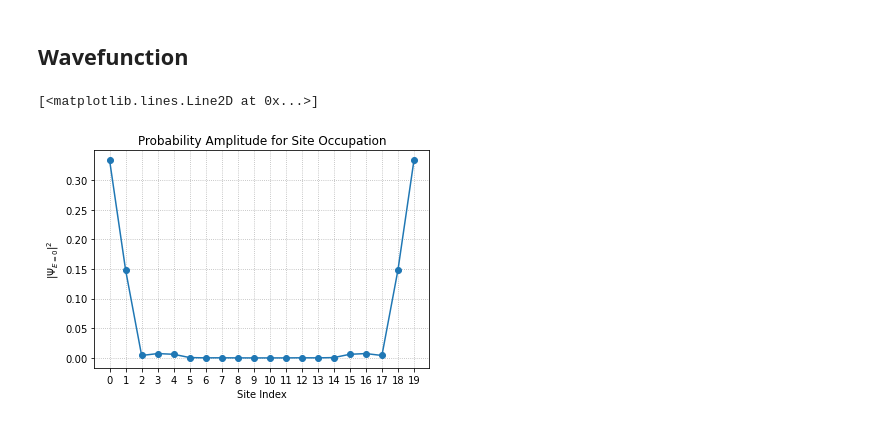
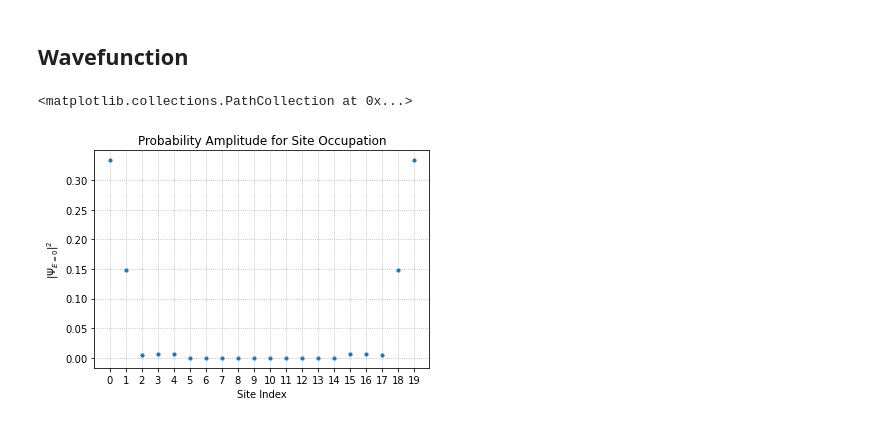
Before and after one commit to isschoch/chiral-p-wave-on-buckyball-geometry, a Jupyter notebook: k_space_sim.ipynb, the cells around one changed output. Cells and saved outputs as stored; diff of their text form; code cells hidden in the pictures.

```diff
--- a/k_space_sim.ipynb
+++ b/k_space_sim.ipynb
@@ -12,7 +12,7 @@ num_sites = 1000
 degeneracy = 2
 delta   = complex(0.5, 0.0)
 wave_vectors = [np.array([2.0 * np.pi * (k - num_sites // 2) / num_sites]) for k in range(num_sites)]
-chiral_spectrum = lambda k: np.sqrt(np.abs(delta)**2 * np.linalg.norm(np.sin(k), ord=2)**2 + (-np.sum(np.cos(k)) - mu)**2)
+chiral_spectrum = lambda k: np.sqrt(np.abs(delta)**2 * np.linalg.norm(np.sin(k), ord=2)**2 + (np.sum(np.cos(k)) - mu)**2)
 
 print(np.sum(np.cos(np.array([0, 0]))))
 
@@ -120,18 +120,18 @@ for idx in range(dim_H_ribbon):
 # %%
 zero_energy_indices = np.unravel_index(np.abs(energies_ribbon).argmin(), energies_ribbon.shape)
 zero_energy_prob_amplitude = np.zeros(ribbon_width, dtype=float)
 
 for i in range(ribbon_width):
     for j in range(dim_H_BdG):
         zero_energy_prob_amplitude[i] += np.abs(wave_fcts[zero_energy_indices[0], i*dim_H_BdG+j, zero_energy_indices[1]])**2
 ax = plt.gca()
 ax.set_xticks(range(0, ribbon_width, ribbon_width//min(ribbon_width, 20)))
 plt.ylabel(r"$|\Psi_{E=0}|^{2}$")
 plt.xlabel("Site Index")
 
 plt.title("Probability Amplitude for Site Occupation")
 plt.grid(linestyle=":", zorder=-10)
-plt.plot(range(len(zero_energy_prob_amplitude)), zero_energy_prob_amplitude, "o-", zorder=10)
+plt.scatter(range(len(zero_energy_prob_amplitude)), zero_energy_prob_amplitude, s=10, zorder=10)
 # %% [output]
-[<matplotlib.lines.Line2D at 0x...>]
+<matplotlib.collections.PathCollection at 0x...>
-[figure, old version]
+[figure, new version]
```
Also changed, not shown: 4 other files.
